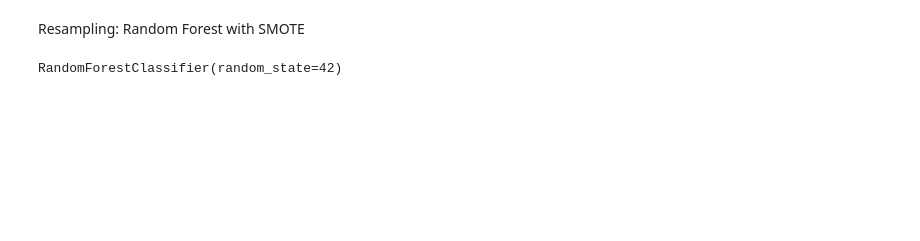
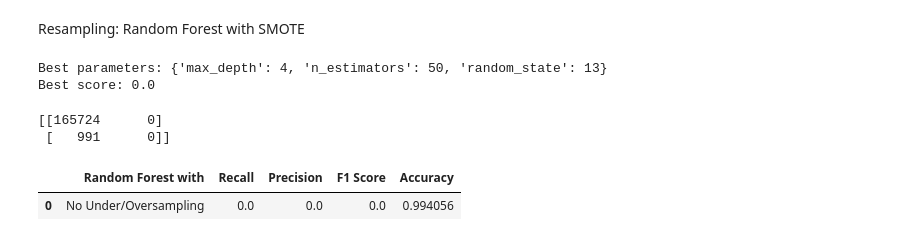
Before and after one commit to saxyrinchen/bt4012_project, a Jupyter notebook: data_preprocessing.ipynb, the cells around one changed output. Drawn from its saved outputs; the diff is of its cells as text; code cells hidden in the pictures; blank space fills up the shorter version.

```diff
--- a/data_preprocessing.ipynb
+++ b/data_preprocessing.ipynb
@@ -1049,3 +1058,14 @@ weighted avg       0.99      0.99      0.99    166715
 Precision for class 1 (fraud) is 0.00, meaning that the model is making many false positive predictions. In other words, when it predicts a transaction as fraud, it's often incorrect. Recall for class 1 (fraud) is also 0.00, indicating that the model is unable to capture most of the actual fraudulent transactions. It's making many false negative errors. The F1-score for class 1 is 0.00, which is the harmonic mean of precision and recall. It's low due to the poor precision and recall.
 
 These results are likely a consequence of the class imbalance issue. The model is biased toward the majority class (non-fraudulent transactions) because there are significantly more instances of that class in the dataset. As a result, the model tends to predict the majority class and perform poorly on the minority class.
+# %%
+from sklearn.model_selection import StratifiedKFold
+from sklearn.ensemble import RandomForestClassifier
+
+#We are going to ensure that we have the same splits of the data every time.
+#We can ensure this by creating a KFold object, kf, and passing cv=kf instead of the more common cv=5.
+
+kf = StratifiedKFold(n_splits=5, shuffle=False)
+
+rf = RandomForestClassifier(n_estimators=100, random_state=13)
+#cross_val_score(rf, X_train, y_train, cv=kf, scoring='recall')
@@ -1052,18 +1080,57 @@ These results are likely a consequence of the class imbalance issue. The model i
 # %% [markdown]
 Resampling: Random Forest with SMOTE
+# %%
+from sklearn.model_selection import GridSearchCV
+
+params = {
+    'n_estimators': [50, 100, 200],
+    'max_depth': [4, 6, 10, 12],
+    'random_state': [13]
+}
+
+grid_rf = GridSearchCV(rf, param_grid=params, cv=kf,
+                          scoring='recall').fit(X_train_final, y_train)
+# %%
+print('Best parameters:', grid_rf.best_params_)
+print('Best score:', grid_rf.best_score_)
+# %% [output]
+Best parameters: {'max_depth': 4, 'n_estimators': 50, 'random_state': 13}
+Best score: 0.0
+# %%
+y_pred = grid_rf.predict(X_test_final)
+# %%
+from sklearn.metrics import confusion_matrix, recall_score, precision_score, f1_score, accuracy_score
+cm = confusion_matrix(y_test, y_pred)
+
+rf_Recall = recall_score(y_test, y_pred)
+rf_Precision = precision_score(y_test, y_pred)
+rf_f1 = f1_score(y_test, y_pred)
+rf_accuracy = accuracy_score(y_test, y_pred)
+
+print(cm)
+# %% [output]
+[[165724      0]
+ [   991      0]]
+# %%
+ndf = [(rf_Recall, rf_Precision, rf_f1, rf_accuracy)]
+
+rf_score = pd.DataFrame(data = ndf, columns=['Recall','Precision','F1 Score', 'Accuracy'])
+rf_score.insert(0, 'Random Forest with', 'No Under/Oversampling')
+rf_score
+# %% [output]
+|  | Random Forest with | Recall | Precision | F1 Score | Accuracy |
+| 0 | No Under/Oversampling | 0.0 | 0.0 | 0.0 | 0.994056 |
 # %%
-## Perform oversampling to imbalanced dataset
-X_trainSmote = X_train_final.copy()
-y_trainSmote = y_train.copy()
+# ## Perform oversampling to imbalanced dataset
+# X_trainSmote = X_train_final.copy()
+# y_trainSmote = y_train.copy()
 
-# Initialize the Random Forest classifier
-rf_classifier = RandomForestClassifier(random_state=42)
+# # Initialize the Random Forest classifier
+# rf_classifier = RandomForestClassifier(random_state=42)
 
-# Initialize the SMOTE resampler
-smote = SMOTE(sampling_strategy='minority', random_state=42)
+# # Initialize the SMOTE resampler
+# smote = SMOTE(sampling_strategy='minority', random_state=42)
 
-X_train_resampled, y_train_resampled = smote.fit_resample(X_trainSmote, y_trainSmote)
-rf_classifier.fit(X_train_resampled, y_train_resampled)
+# X_train_resampled, y_train_resampled = smote.fit_resample(X_trainSmote, y_trainSmote)
+# rf_classifier.fit(X_train_resampled, y_train_resampled)
-# %% [output]
-RandomForestClassifier(random_state=42)
 # %%
```
Also changed, not shown: parts of 24 cells of this notebook.
